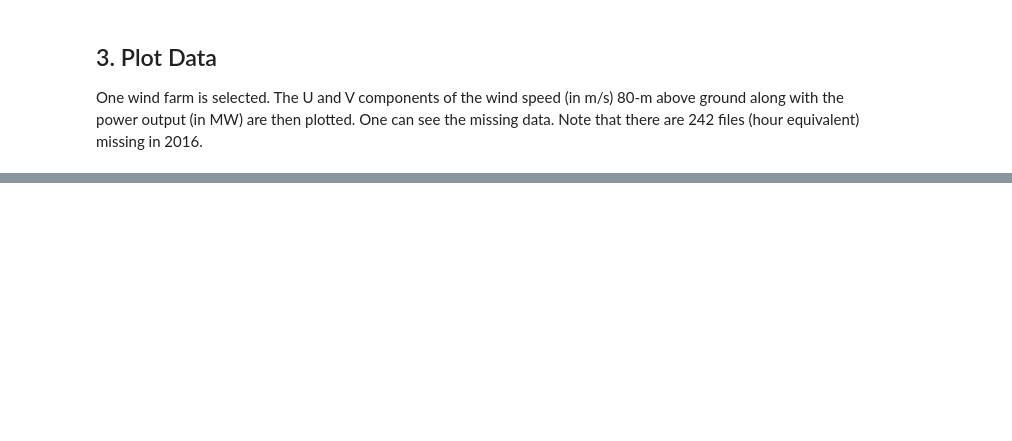
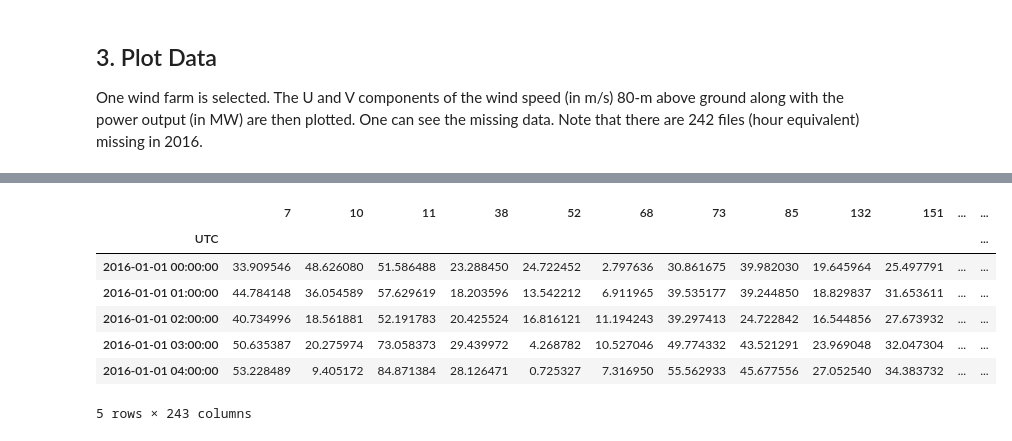
Before and after one commit to Breakthrough-Energy/PreREISE, a Jupyter notebook: prereise/gather/winddata/rap/demo/rap_demo.ipynb, the cells around one changed output, grey strips where cells are left out. Saved outputs shown, nothing was run; the diff lists cells and outputs as text; code cells hidden in the pictures; blank space fills up the shorter version.

```diff
--- a/prereise/gather/winddata/rap/demo/rap_demo.ipynb
+++ b/prereise/gather/winddata/rap/demo/rap_demo.ipynb
@@ -89,0 +107,13 @@ for i in [1,2,3]:
+# %%
+data_reise = to_reise(data)
+# %%
+data_reise.head()
+# %% [output]
+|  | 7 | 10 | 11 | 38 | 52 | 68 | 73 | 85 | 132 | 151 | ... | ... |
+| UTC |  |  |  |  |  |  |  |  |  |  |  | ... |
+| 2016-01-01 00:00:00 | 33.909546 | 48.626080 | 51.586488 | 23.288450 | 24.722452 | 2.797636 | 30.861675 | 39.982030 | 19.645964 | 25.497791 | ... | ... |
+| 2016-01-01 01:00:00 | 44.784148 | 36.054589 | 57.629619 | 18.203596 | 13.542212 | 6.911965 | 39.535177 | 39.244850 | 18.829837 | 31.653611 | ... | ... |
+| 2016-01-01 02:00:00 | 40.734996 | 18.561881 | 52.191783 | 20.425524 | 16.816121 | 11.194243 | 39.297413 | 24.722842 | 16.544856 | 27.673932 | ... | ... |
+| 2016-01-01 03:00:00 | 50.635387 | 20.275974 | 73.058373 | 29.439972 | 4.268782 | 10.527046 | 49.774332 | 43.521291 | 23.969048 | 32.047304 | ... | ... |
+| 2016-01-01 04:00:00 | 53.228489 | 9.405172 | 84.871384 | 28.126471 | 0.725327 | 7.316950 | 55.562933 | 45.677556 | 27.052540 | 34.383732 | ... | ... |
+5 rows × 243 columns
```
Also changed, not shown: parts of 10 cells of this notebook.
